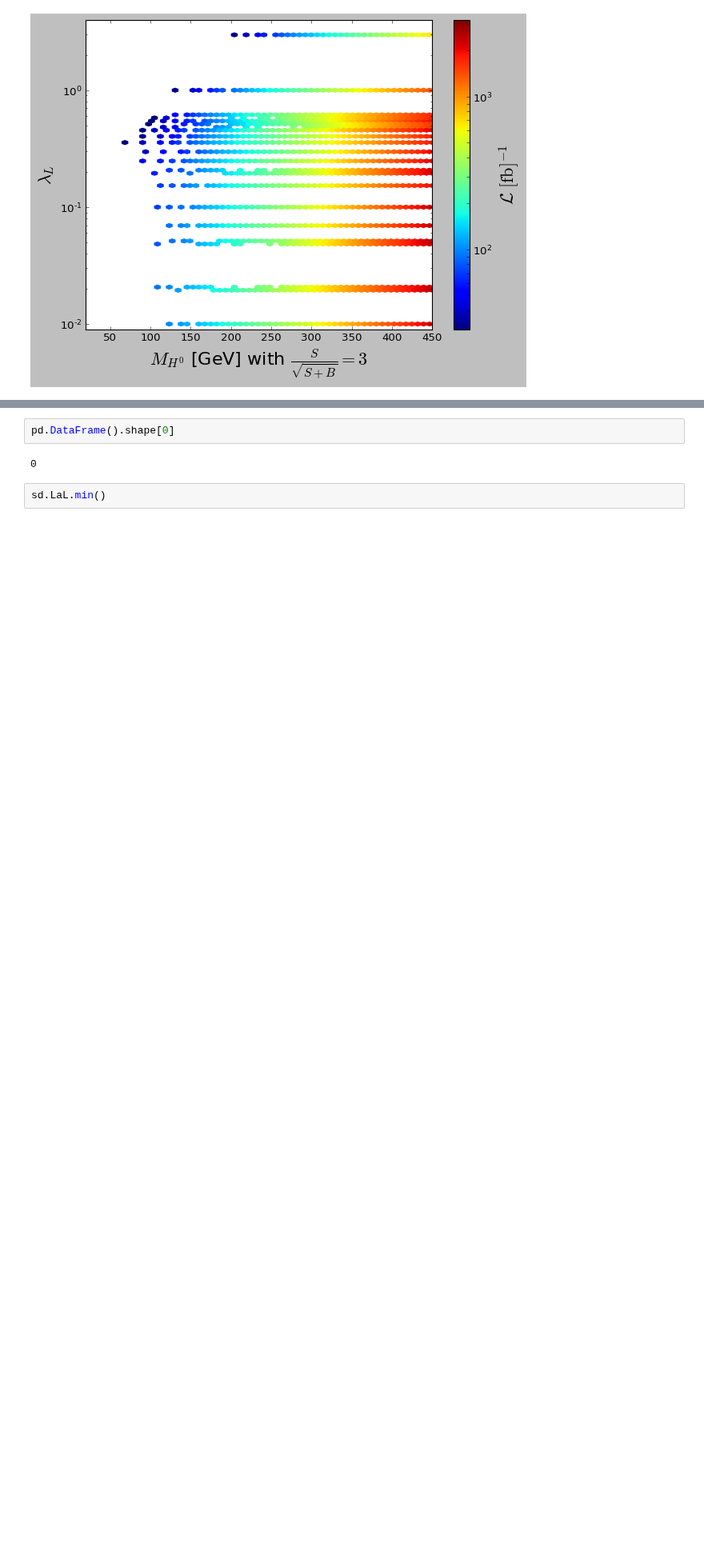
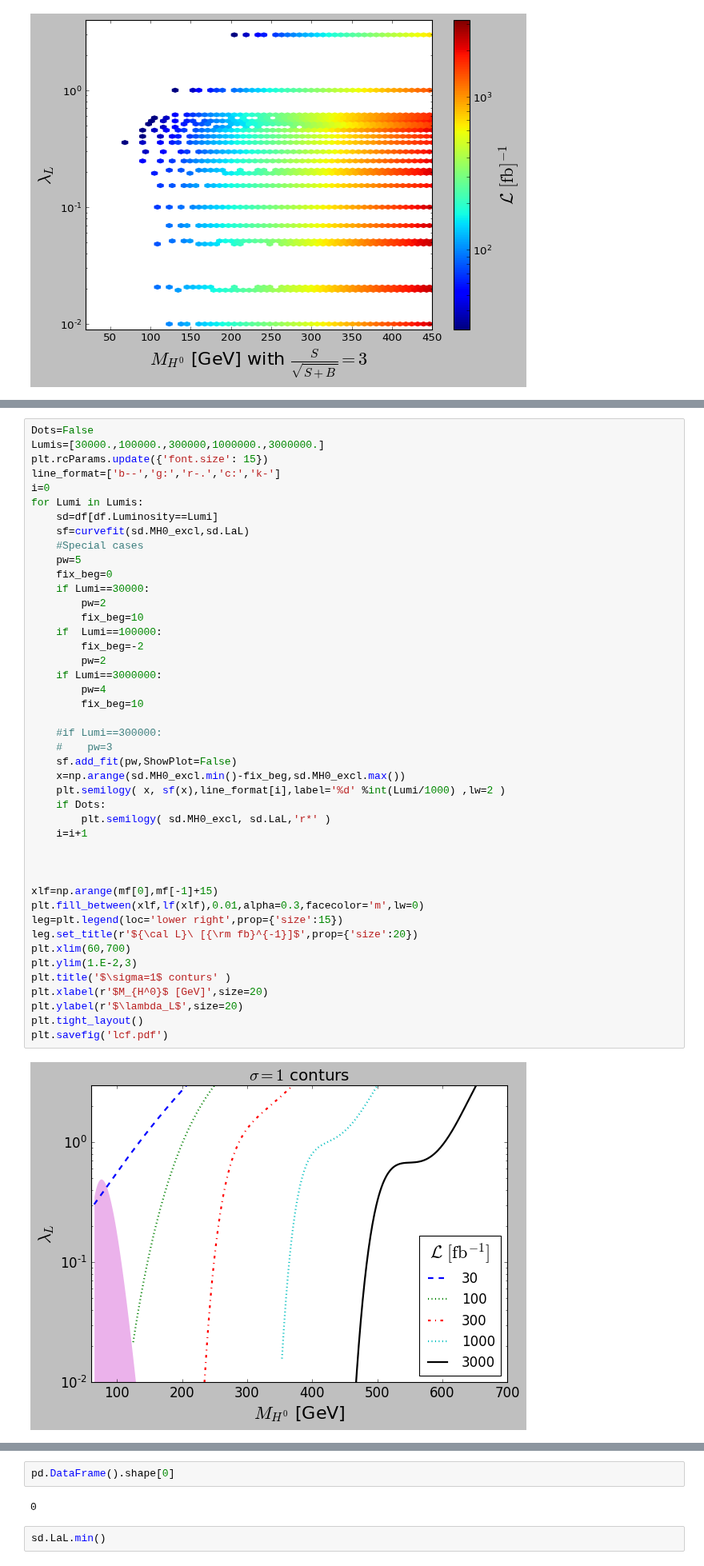
Before and after one commit to restrepo/VBF_IDM, a Jupyter notebook: Significance_countours-many_lumis-signif_3.ipynb, the cells around one changed output, grey strips where cells are left out. Shown at 80% size. Cells and saved outputs as stored; diff of their text form; blank space fills up the shorter version.

```diff
--- a/Significance_countours-many_lumis-signif_3.ipynb
+++ b/Significance_countours-many_lumis-signif_3.ipynb
@@ -179,3 +169,49 @@ plt.ylim(1.E-2,1)
+# %%
+Dots=False
+Lumis=[30000.,100000.,300000,1000000.,3000000.]
+plt.rcParams.update({'font.size': 15})
+line_format=['b--','g:','r-.','c:','k-']
+i=0
+for Lumi in Lumis:
+    sd=df[df.Luminosity==Lumi]
+    sf=curvefit(sd.MH0_excl,sd.LaL)
+    #Special cases
+    pw=5
+    fix_beg=0
+    if Lumi==30000:
+        pw=2
+        fix_beg=10
+    if  Lumi==100000:
+        fix_beg=-2
+        pw=2
+    if Lumi==3000000:
+        pw=4
+        fix_beg=10
+
+    #if Lumi==300000:
+    #    pw=3
+    sf.add_fit(pw,ShowPlot=False)
+    x=np.arange(sd.MH0_excl.min()-fix_beg,sd.MH0_excl.max())
+    plt.semilogy( x, sf(x),line_format[i],label='%d' %int(Lumi/1000) ,lw=2 )
+    if Dots:
+        plt.semilogy( sd.MH0_excl, sd.LaL,'r*' )
+    i=i+1
+
+
+
+xlf=np.arange(mf[0],mf[-1]+15)
+plt.fill_between(xlf,lf(xlf),0.01,alpha=0.3,facecolor='m',lw=0)
+leg=plt.legend(loc='lower right',prop={'size':15})
+leg.set_title(r'${\cal L}\ [{\rm fb}^{-1}]$',prop={'size':20})
+plt.xlim(60,700)
+plt.ylim(1.E-2,3)
+plt.title('$\sigma=1$ conturs' )
+plt.xlabel(r'$M_{H^0}$ [GeV]',size=20)
+plt.ylabel(r'$\lambda_L$',size=20)
+plt.tight_layout()
+plt.savefig('lcf.pdf')
+# %% [output]
+[figure, added]
 # %%
 Lumis=[30000.,100000.,300000,1000000.,3000000.]
 plt.rcParams.update({'font.size': 15})
```
Also changed, not shown: parts of 6 cells of this notebook, 2 other files.
